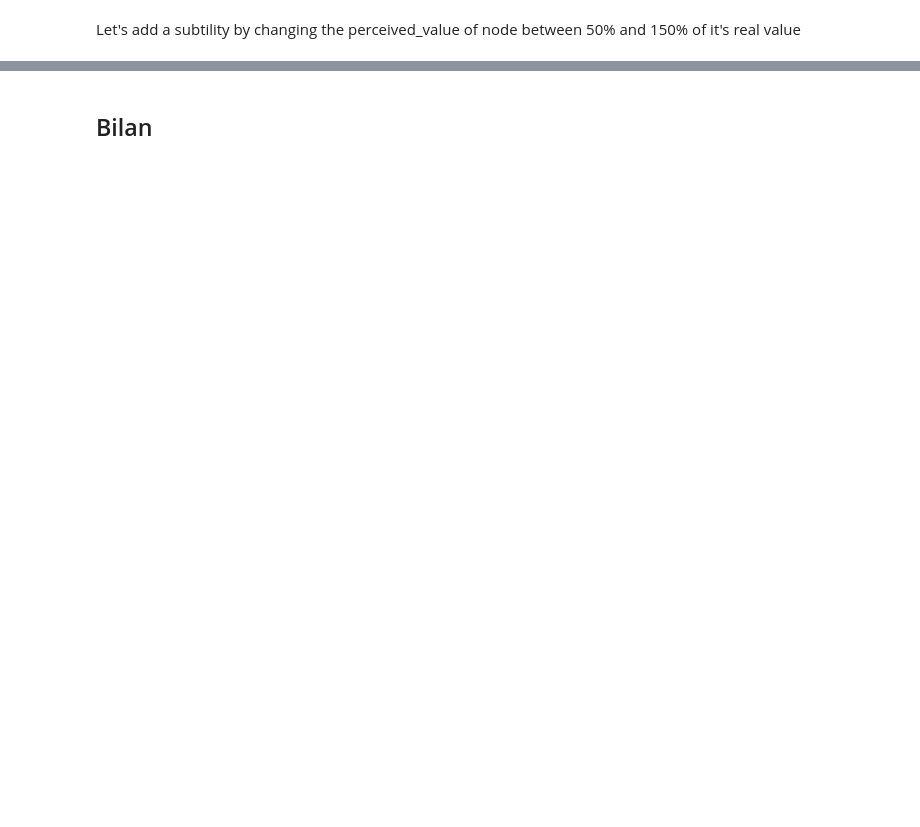
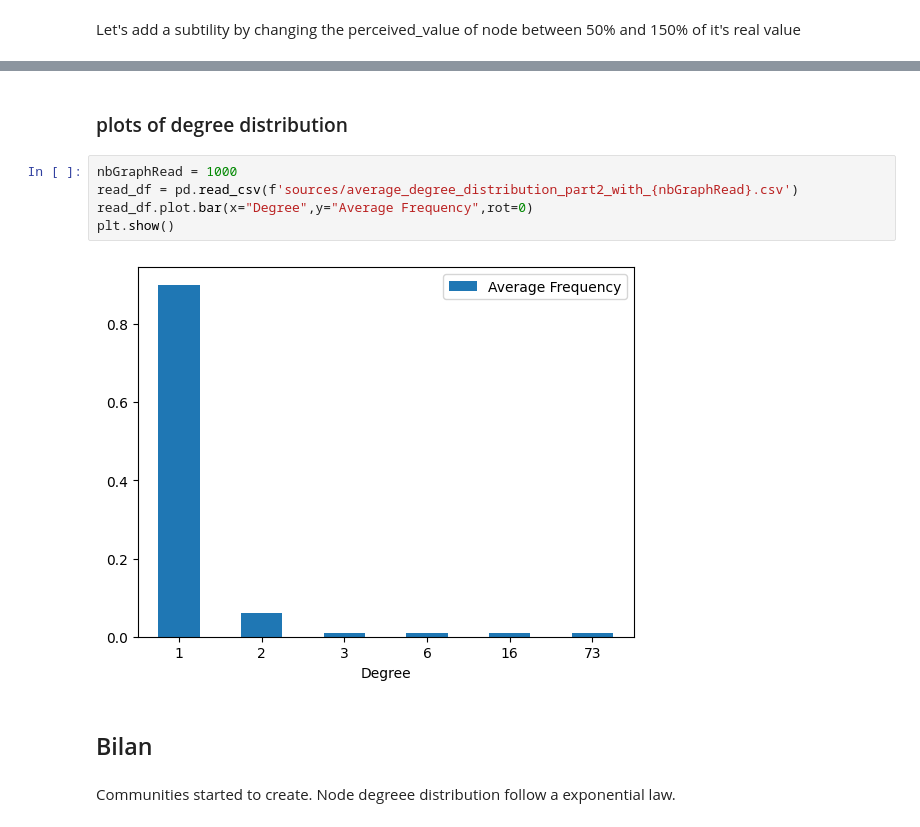
Before and after one commit to SytHamMer/PROJET_ISOC731, a Jupyter notebook: part_2.ipynb, the cells around one changed output, grey strips where cells are left out. Drawn from its saved outputs; the diff is of its cells as text; blank space fills up the shorter version.

```diff
--- a/part_2.ipynb
+++ b/part_2.ipynb
@@ -80,2 +154,13 @@ for i in range(0,20):
+# %% [markdown]
+### plots of degree distribution
+# %%
+nbGraphRead = 1000
+read_df = pd.read_csv(f'sources/average_degree_distribution_part2_with_{nbGraphRead}.csv')
+read_df.plot.bar(x="Degree",y="Average Frequency",rot=0)
+plt.show()
+# %% [output]
+[figure, added]
 # %% [markdown]
 ## Bilan
+# %% [markdown]
+Communities started to create. Node degreee distribution follow a exponential law.
```
Also changed, not shown: parts of 7 cells of this notebook, 3 other files.
